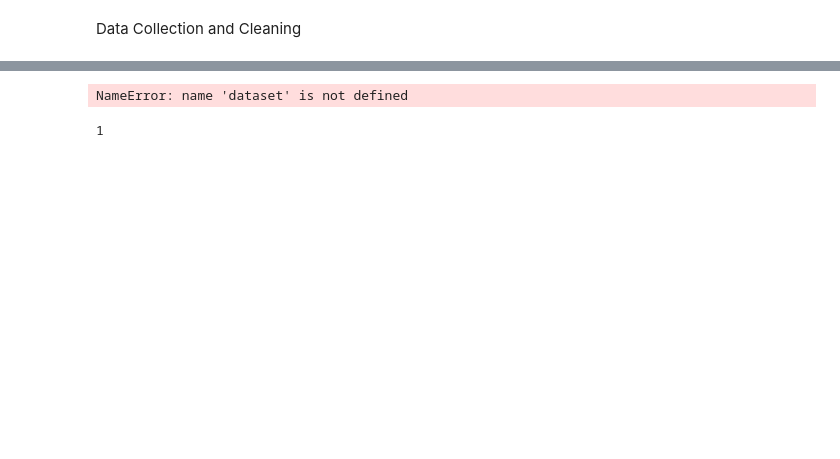
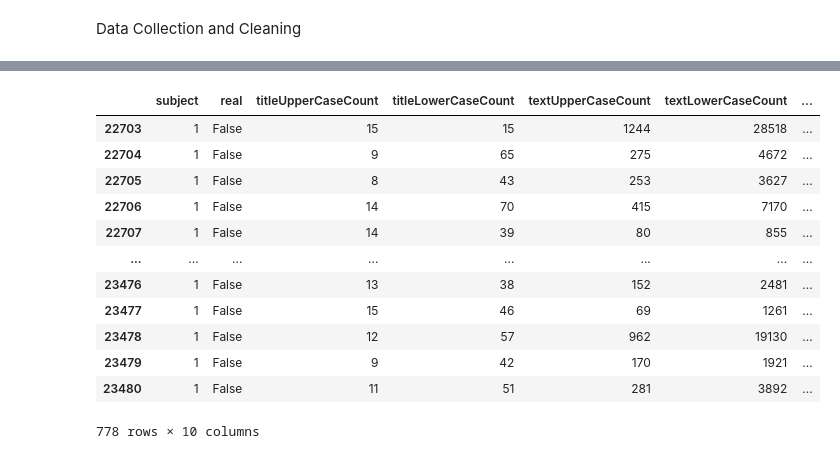
Before and after one commit to montygole/452NLPFinalProject-FakeOrRealNews, a Jupyter notebook: main.ipynb, the cells around one changed output, grey strips where cells are left out. Cells and saved outputs as stored; diff of their text form; code cells hidden in the pictures; blank space fills up the shorter version.

```diff
--- a/main.ipynb
+++ b/main.ipynb
@@ -74,10 +121,17 @@ dataset
-# %%
-#Split data
-holdout = dataset.sample(5000)
-dataset = dataset - holdout
-# %% [output]
-NameError: name 'dataset' is not defined
-# %%
-print(1)
-# %% [output]
-1
+# %%
+#I found that subject easily gives away the Classification
+dataset = dataset.loc[dataset["subject"]==True]
+# %% [output]
+|  | subject | real | titleUpperCaseCount | titleLowerCaseCount | textUpperCaseCount | textLowerCaseCount | ... |
+| 22703 | 1 | False | 15 | 15 | 1244 | 28518 | ... |
+| 22704 | 1 | False | 9 | 65 | 275 | 4672 | ... |
+| 22705 | 1 | False | 8 | 43 | 253 | 3627 | ... |
+| 22706 | 1 | False | 14 | 70 | 415 | 7170 | ... |
+| 22707 | 1 | False | 14 | 39 | 80 | 855 | ... |
+| ... | ... | ... | ... | ... | ... | ... | ... |
+| 23476 | 1 | False | 13 | 38 | 152 | 2481 | ... |
+| 23477 | 1 | False | 15 | 46 | 69 | 1261 | ... |
+| 23478 | 1 | False | 12 | 57 | 962 | 19130 | ... |
+| 23479 | 1 | False | 9 | 42 | 170 | 1921 | ... |
+| 23480 | 1 | False | 11 | 51 | 281 | 3892 | ... |
+778 rows × 10 columns
```
Also changed, not shown: parts of 14 cells of this notebook, 3 other files.
